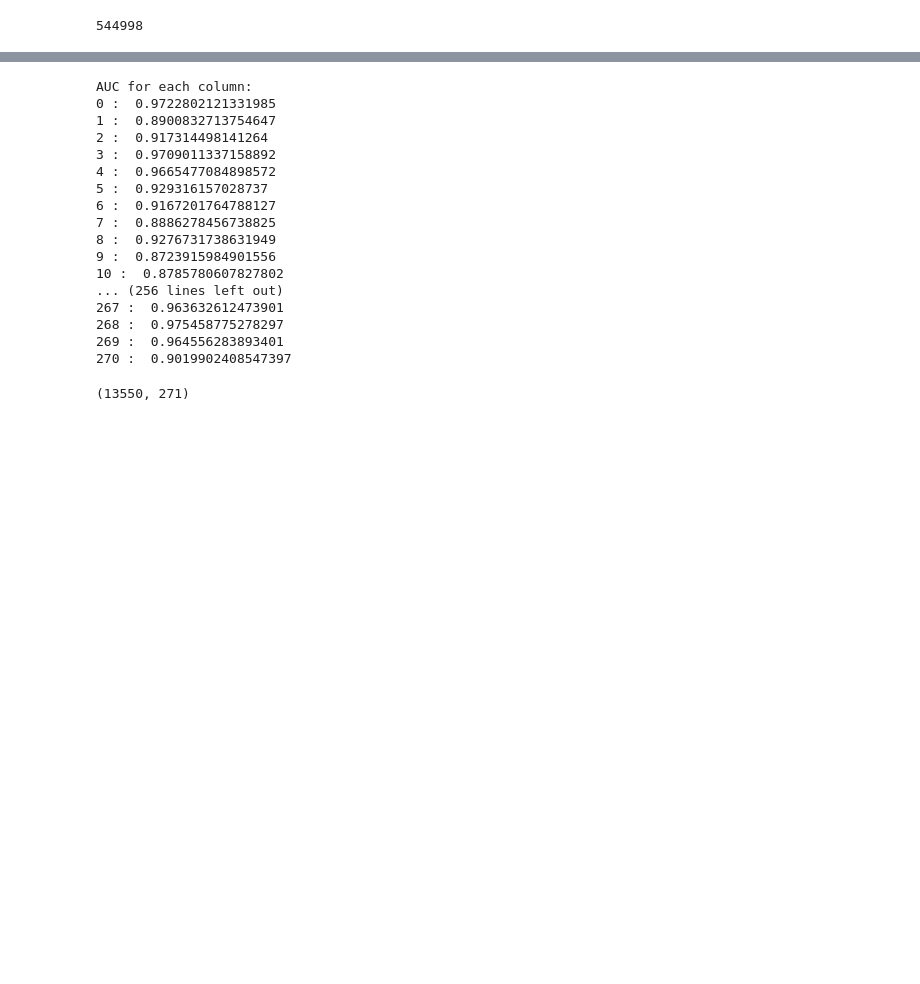
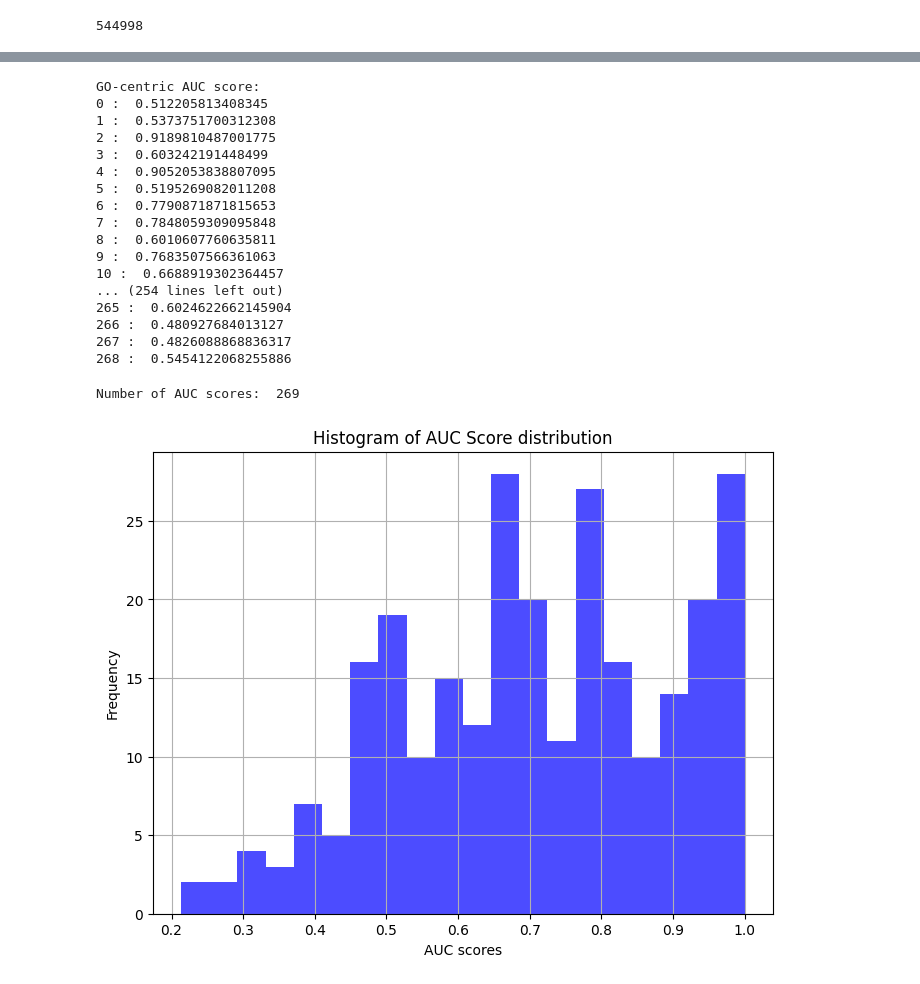
Before and after one commit to bio-ontology-research-group/Genomic_context, a Jupyter notebook: BERT_for_DNN_Part2_training_withGO.ipynb, the cells around one changed output, grey strips where cells are left out. Drawn from its saved outputs; the diff is of its cells as text; code cells hidden in the pictures; blank space fills up the shorter version.

Commit message:
Less context window = 9, Evolutionary split in train-test split

```diff
--- a/BERT_for_DNN_Part2_training_withGO.ipynb
+++ b/BERT_for_DNN_Part2_training_withGO.ipynb
@@ -474,7 +353,7 @@ criterion = torch.nn.BCEWithLogitsLoss(pos_weight=pos_weights)
 # %%
 import numpy as np
 
-num_epochs = 20
+num_epochs = 10
 epoch_loss = []
 for epoch in range(num_epochs):
     print(f"Epoch {epoch+1}/{num_epochs}:")
@@ -575,7 +451,7 @@ Epoch 12/20:
 # with open('BERT_DNN_senteces_with_GO_test.json', 'w') as f:
 #     json.dump(one_hot_encoded_sentences_2, f)
 # %%
-with open('BERT_DNN_senteces_with_GO_test.json', "r") as f:
+with open('Research_Exp2_GO/BERT_DNN_senteces_with_GO_test_200.json', "r") as f:
     test_sentences = json.load(f)
 # %%
 test_sentences = {key: value for key, value in test_sentences.items() if value}
@@ -622,13 +498,13 @@ for i in tqdm(range(0, len(matching_string), batch_size)):
     with torch.inference_mode():
         outputs = model(input_ids, attention_mask=attention_mask, output_hidden_states=True)
     hidden_states = outputs.last_hidden_state
-    relevant_hidden_states = hidden_states[:, 20, :]
+    relevant_hidden_states = hidden_states[:, 5, :]
 #     relevant_hidden_states = torch.mean(hidden_states[:, 1:-1, :], dim=1)
 
     for j in range(len(batch_sentences)):
         # Move embeddings to CPU
         test_embeddings.append(relevant_hidden_states[j].cpu())
-        indicator = batch_sentences[j].split()[19]
+        indicator = batch_sentences[j].split()[4]
         test_labels.append(one_hot_encoded_dict[indicator])
 # %%
 model.to("cpu")
@@ -648,23 +524,22 @@ Classification_V0(
 )
 # %%
 generator = data_generator(test_embeddings, test_labels, batch_size)
-# Iterate over batches
+
+
 from sklearn.metrics import multilabel_confusion_matrix
 from sklearn.metrics import precision_score, recall_score, f1_score
 import numpy as np
-all_predictions = []
+
 all_labels = []
 all_probs = []
-# Initialize lists to store predictions and labels across all batches
-# Iterate over batches
-count = 0
+
+
+
 for batch_embeddings, batch_labels in tqdm(generator, desc="Evaluation Batches", leave=False):
     batch_embeddings_tensor = torch.stack(batch_embeddings)
     batch_labels = np.array(batch_labels)
 
     logits = clf_model(batch_embeddings_tensor)
     predictions = torch.sigmoid(logits)
-    thresholded_predictions = (predictions > 0.85).float()
-    all_predictions.append(thresholded_predictions.detach().numpy())
     all_labels.append(batch_labels)
     all_probs.append(predictions.detach().numpy())
@@ -698,31 +560,45 @@ for i in range(all_labels.shape[1]):  # Iterate over each column
     auc_score = metrics.auc(fpr, tpr)
     auc_scores.append(auc_score)
 
-print("AUC for each column:")
+print("GO-centric AUC score:  ")
 for idx, score in enumerate(auc_scores):
     print(idx,": ", score)
 # %% [output]
-AUC for each column:
-0 :  0.9722802121331985
-1 :  0.8900832713754647
-2 :  0.917314498141264
-3 :  0.9709011337158892
-4 :  0.9665477084898572
-5 :  0.929316157028737
-6 :  0.9167201764788127
-7 :  0.8886278456738825
-8 :  0.9276731738631949
-9 :  0.8723915984901556
-10 :  0.8785780607827802
-... (256 lines left out)
-267 :  0.963632612473901
-268 :  0.975458775278297
-269 :  0.964556283893401
-270 :  0.9019902408547397
+GO-centric AUC score:
+0 :  0.512205813408345
+1 :  0.5373751700312308
+2 :  0.9189810487001775
+3 :  0.603242191448499
+4 :  0.9052053838807095
+5 :  0.5195269082011208
+6 :  0.7790871871815653
+7 :  0.7848059309095848
+8 :  0.6010607760635811
+9 :  0.7683507566361063
+10 :  0.6688919302364457
+... (254 lines left out)
+265 :  0.6024622662145904
+266 :  0.480927684013127
+267 :  0.4826088868836317
+268 :  0.5454122068255886
-# %%
-all_labels.shape
-# %% [output]
-(13550, 271)
+# %%
+print("Number of AUC scores: ", len(auc_scores))
+# %% [output]
+Number of AUC scores:  269
+# %%
+import matplotlib.pyplot as plt
+
+
+plt.figure(figsize=(8, 6))  # Increase the size of the plot
+plt.hist(auc_scores, bins=20, color='b', alpha=0.7)  # Plot histogram with 10 bins, blue color, and transparency
+plt.xlabel('AUC scores')  # Label x-axis
+plt.ylabel('Frequency')  # Label y-axis
+plt.title('Histogram of AUC Score distribution')  # Add a title
+plt.grid(True)  # Add grid lines
+
+plt.show()
+# %% [output]
+[figure, added]
 # %%
 from sklearn import metrics
 
```
Also changed, not shown: parts of 54 cells of this notebook, 23 other files.
